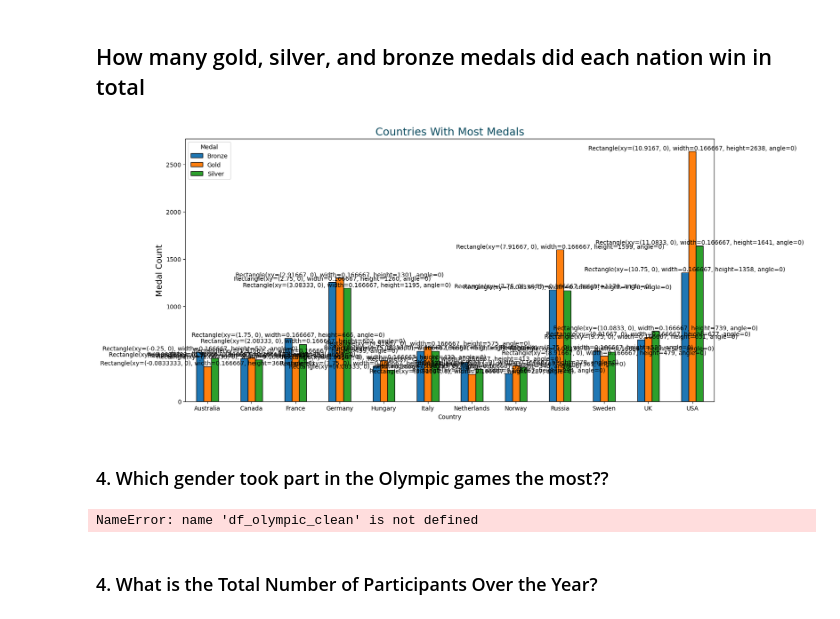
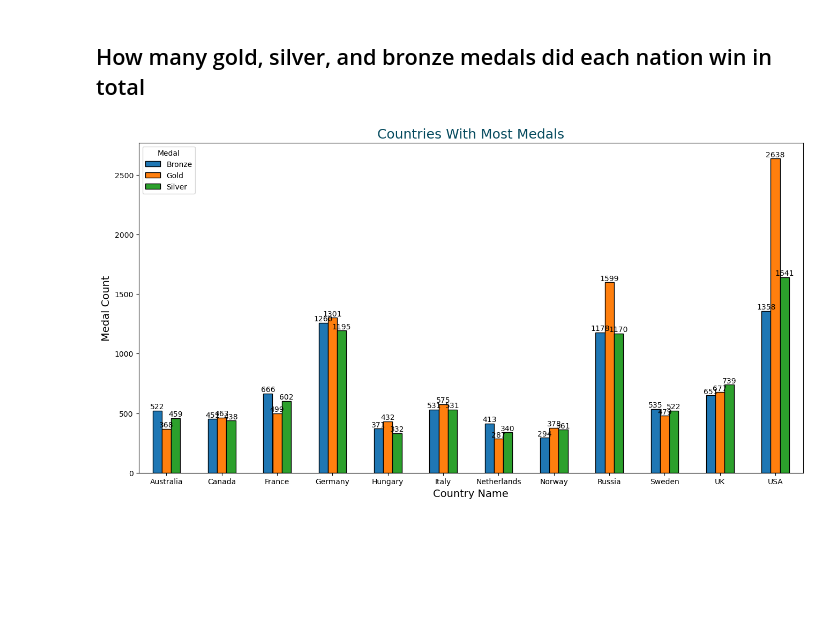
Before and after one commit to igooku/120-Years-of-Olympic-history-, a Jupyter notebook: 120 years of Olympic history analysis.ipynb, the cells around one changed output. Cells and saved outputs as stored; diff of their text form; code cells hidden in the pictures; blank space fills up the shorter version.

Commit message:
medals countries

```diff
--- a/120 years of Olympic history analysis.ipynb
+++ b/120 years of Olympic history analysis.ipynb
@@ -257,2 +244,0 @@ plt.show()
-# %%
-df_olympic.set_index('Year')['Sex'].sort_index().value_counts().plot(figsize = [14,5], label = "India", marker='o', linestyle='-', linewidth=2, markersize=8);
@@ -294,32 +307,21 @@ plt.show()
 # %% [markdown]
 ## How many gold, silver, and bronze medals did each nation win in total
 # %%
-all_medals = (df_olympic.query('Medal != "No Medal"').groupby('Country').filter(lambda grp: len(grp)>1000)
-                                              .groupby(['Country', 'Medal']).size().sort_values(ascending= True)
-                                              .unstack())
-
-#all_medals.plot(kind = 'bar', figsize = [32,14]);
-
-
-#ax = all_medals.plot(kind = 'bar', color = colors, edgecolor = 'black', rot = 0, figsize = [14,8])
-#ax.bar_label(ax.containers[0], fontsize = 10)
-
+all_medals = (df_olympic.query('Medal != "No Medal"')
+              .groupby('Country')
+              .filter(lambda grp: len(grp) > 1000)
+              .groupby(['Country', 'Medal']).size()
+              .unstack())
+# Create the bar plot
 fig, ax = plt.subplots(figsize=(16, 8))
-all_medals.plot(kind = 'bar', edgecolor = 'black', rot = 0, ax=ax)
-# Add labels to bars
+all_medals.plot(kind='bar', edgecolor='black', rot=0, ax=ax)
+# Adding labels to bars
 for container in ax.containers:
-    ax.bar_label(container, labels=container , fontsize=10)
-
-
-plt.title('Countries With Most Medals', color = "#02485c", fontsize = 18)
-plt.ylabel('Country Name', fontsize  = 14)
-plt.ylabel('Medal Count', fontsize  = 14)
+    ax.bar_label(container, label_type='edge', fontsize=10)
+# Customize the plot
+plt.title('Countries With Most Medals', color="#02485c", fontsize=18)
+plt.xlabel('Country Name', fontsize=14)
+plt.ylabel('Medal Count', fontsize=14)
 plt.show()
 # %% [output]
-[figure, old version]
+[figure, new version]
-# %% [markdown]
-### 4. Which gender took part in the Olympic games the most??
-# %%
-gender_perticipation = df_olympic_clean.groupby('Sex').size()
-# %% [output]
-NameError: name 'df_olympic_clean' is not defined
@@ -332,2 +327,0 @@ plt.show()
-# %% [markdown]
-### 4. What is the Total Number of Participants Over the Year?
```
Also changed, not shown: parts of 6 cells of this notebook.
